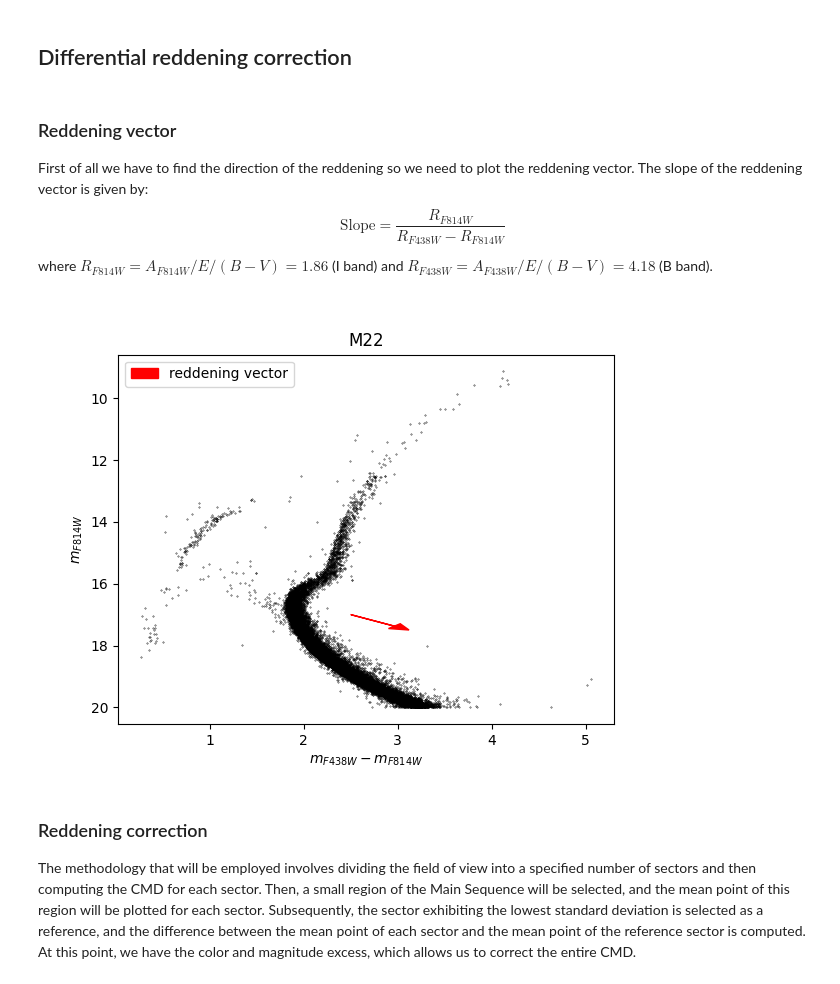
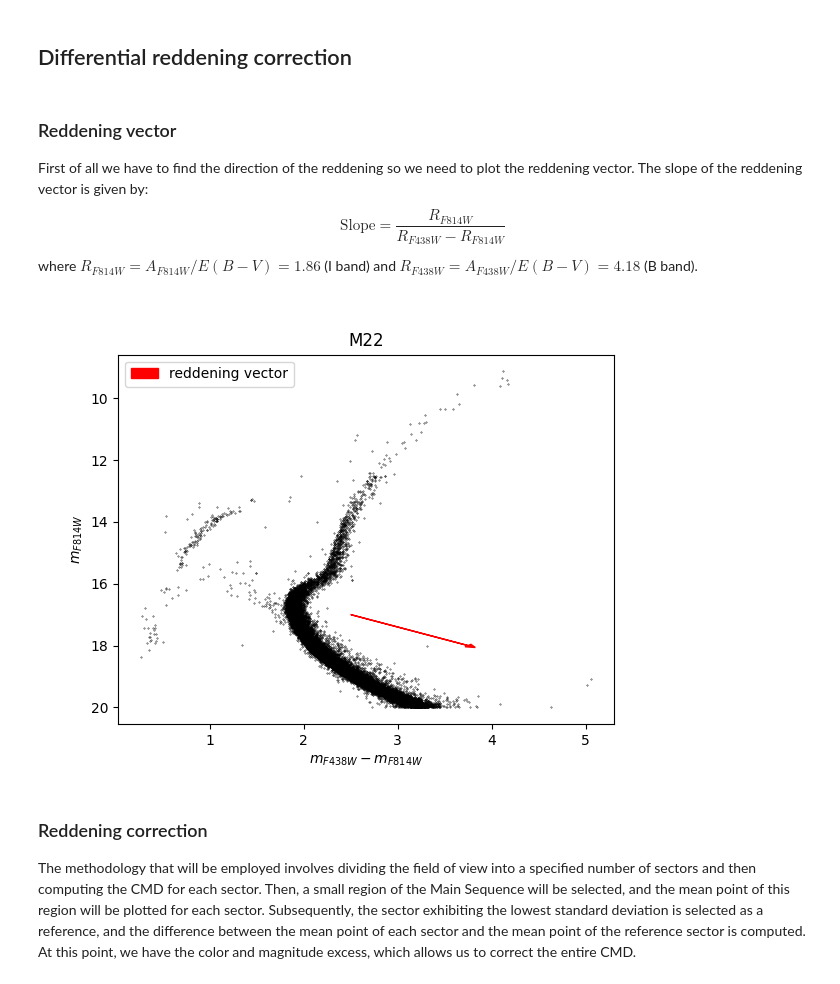
Before and after one commit to giadaaggio/stellar_rp, a Jupyter notebook: M22.ipynb, the cells around one changed output. Saved outputs shown, nothing was run; the diff lists cells and outputs as text; code cells hidden in the pictures.

Commit message:
corrected reddening vector

```diff
--- a/M22.ipynb
+++ b/M22.ipynb
@@ -73,35 +73,34 @@ First of all we have to find the direction of the reddening so we need to plot t
 $$
 \text{Slope} = \frac{R_{F814W}}{R_{F438W}-R_{F814W}}
 $$
-where $R_{F814W} = A_{F814W}/E/(B-V) = 1.86$ (I band) and $R_{F438W} = A_{F438W}/E/(B-V) = 4.18$ (B band).
+where $R_{F814W} = A_{F814W}/E(B-V) = 1.86$ (I band) and $R_{F438W} = A_{F438W}/E(B-V) = 4.18$ (B band).
 # %%
 R_B = 4.18          # R_F438W     R_B
 R_I = 1.86          # R_F814W     R_I
 
 # plot the reddening vector
 slope = (R_I)/(R_B-R_I)
-E_BV = 0.2
-delta_BI = (R_B-R_I)*E_BV
-delta_I = R_I*E_BV
 
 color_0 = 2.5
 mag_0 = 17
 
-color_1 = color_0 + delta_BI
-mag_1 = mag_0 + delta_I
+length = 1                          # lenght of the reddening vector
+
+delta_mag = length
+delta_col = delta_mag/slope
 # %%
 # plot reddening vector as an arrow
 plt.figure()
 plt.plot(data['Color'], data['Magnitude'], 'o', markersize=0.3, color='black')
-plt.arrow(color_0, mag_0, color_1-color_0, mag_1-mag_0, head_width=0.2, head_length=0.2, fc='red', ec='red', label='reddening vector')
+plt.arrow(color_0, mag_0, delta_col, delta_mag, head_width=0.1, head_length=0.1, fc='red', ec='red', label='reddening vector')
 plt.gca().invert_yaxis()
 plt.xlabel(r'$m_{F438W} - m_{F814W}$')
 plt.ylabel(r'$m_{F814W}$')
 plt.legend(numpoints=1)
 plt.title('M22')
 plt.show()
 # %% [output]
-[figure, old version]
+[figure, new version]
 # %% [markdown]
 ### Reddening correction
 The methodology that will be employed involves dividing the field of view into a specified number of sectors and then computing the CMD for each sector. Then, a small region of the Main Sequence will be selected, and the mean point of this region will be plotted for each sector. Subsequently, the sector exhibiting the lowest standard deviation is selected as a reference, and the difference between the mean point of each sector and the mean point of the reference sector is computed. At this point, we have the color and magnitude excess, which allows us to correct the entire CMD.
```
Also changed, not shown: 1 other file.
